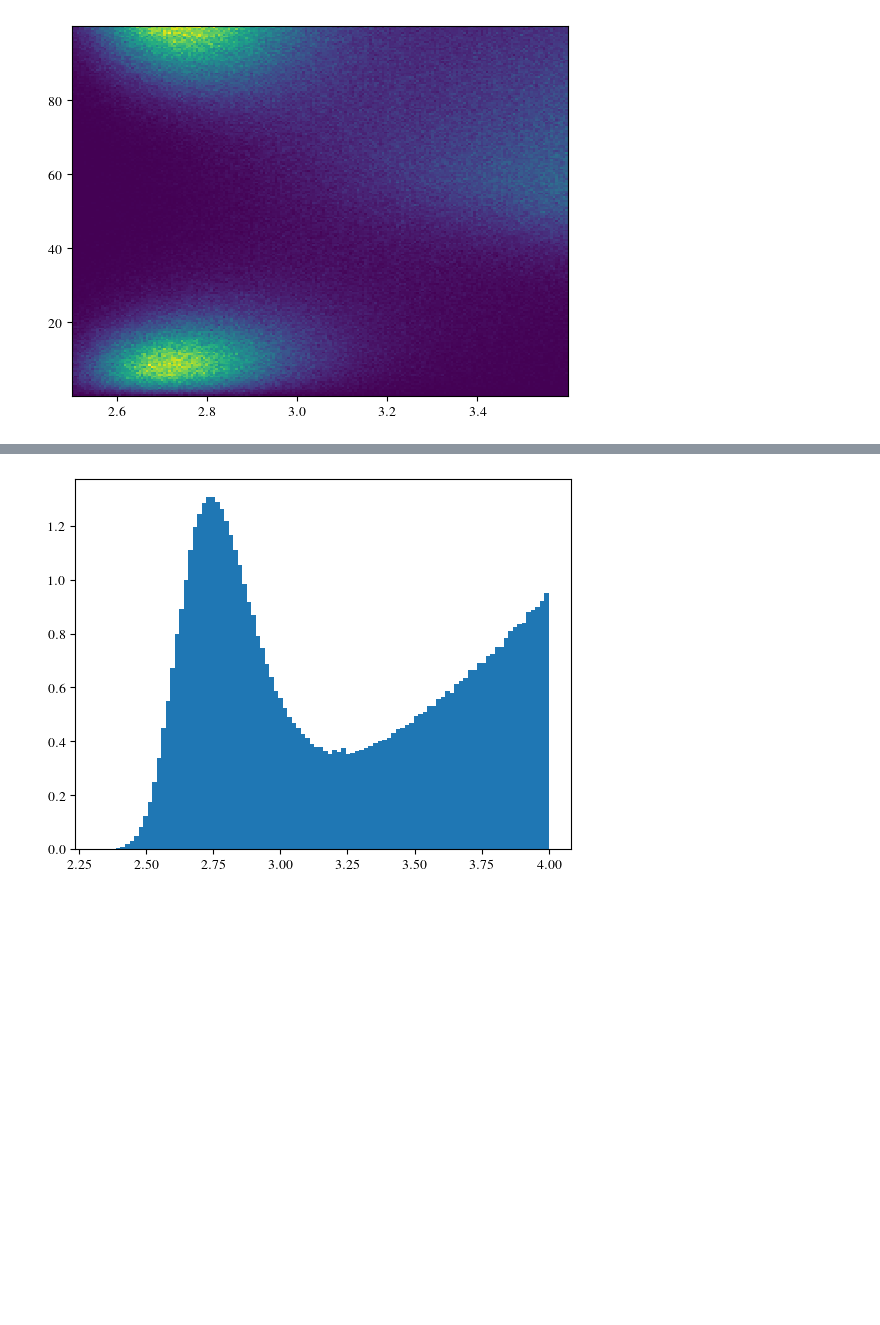
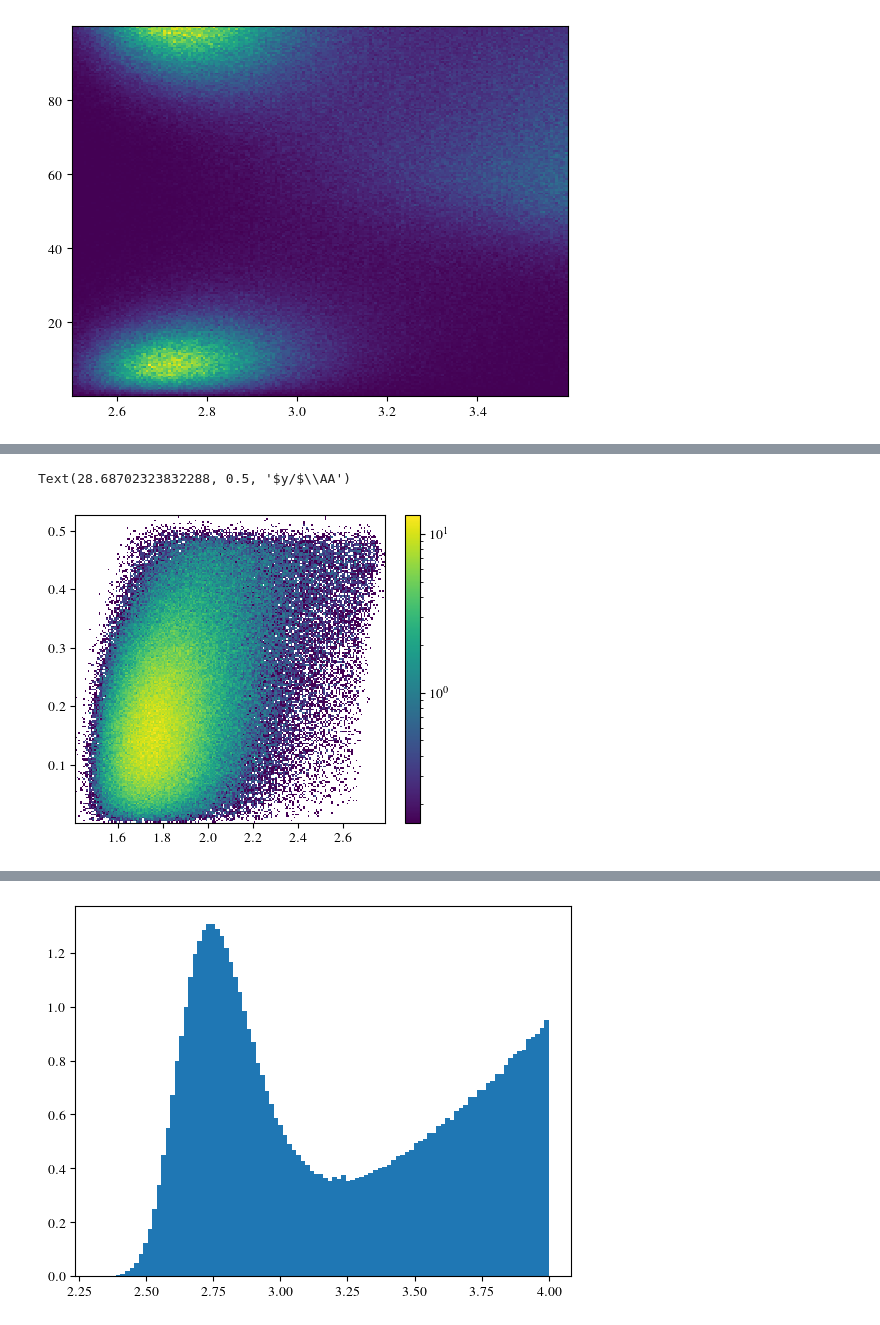
Before and after one commit to Yi-FanLi/NQE-Ice-Tm, a Jupyter notebook: cl.PMF.scan.liq.ipynb, the cells around one changed output, grey strips where cells are left out. Saved outputs shown, nothing was run; the diff lists cells and outputs as text; code cells hidden in the pictures; blank space fills up the shorter version.

```diff
--- a/cl.PMF.scan.liq.ipynb
+++ b/cl.PMF.scan.liq.ipynb
@@ -178,0 +229,10 @@ Text(0, 0.5, '$y/$\\AA')
+# %%
+plt.figure(figsize=(5, 4))
+hh = plt.hist2d(X, Y, density = True, bins=200, norm=colors.LogNorm())
+plt.colorbar(hh[3])
+
+ax.set_xlabel("$x/$\AA", fontsize=12)
+ax.set_ylabel("$y/$\AA", fontsize=12)
+# %% [output]
+Text(28.68702323832288, 0.5, '$y/$\\AA')
+[figure, added]
```
Also changed, not shown: parts of 10 cells of this notebook.
